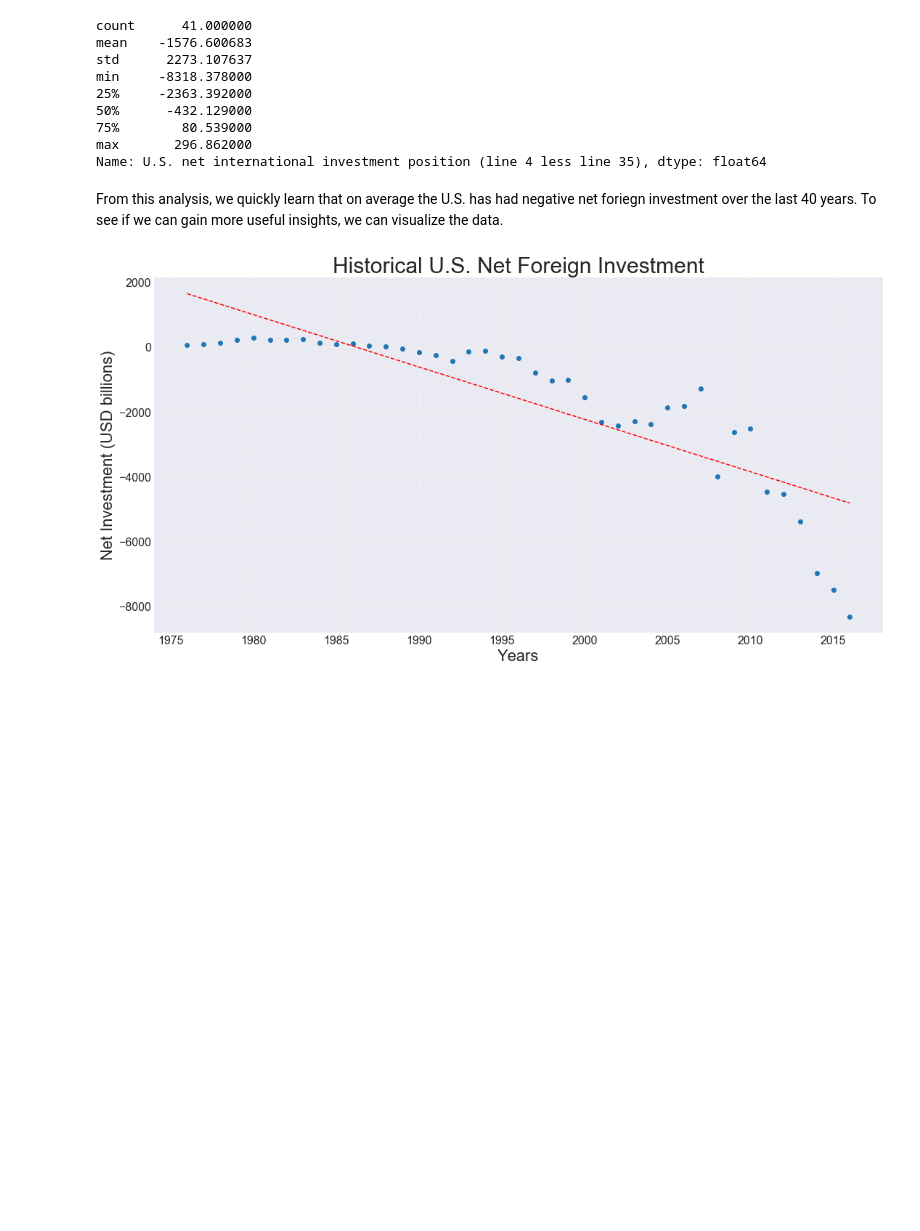
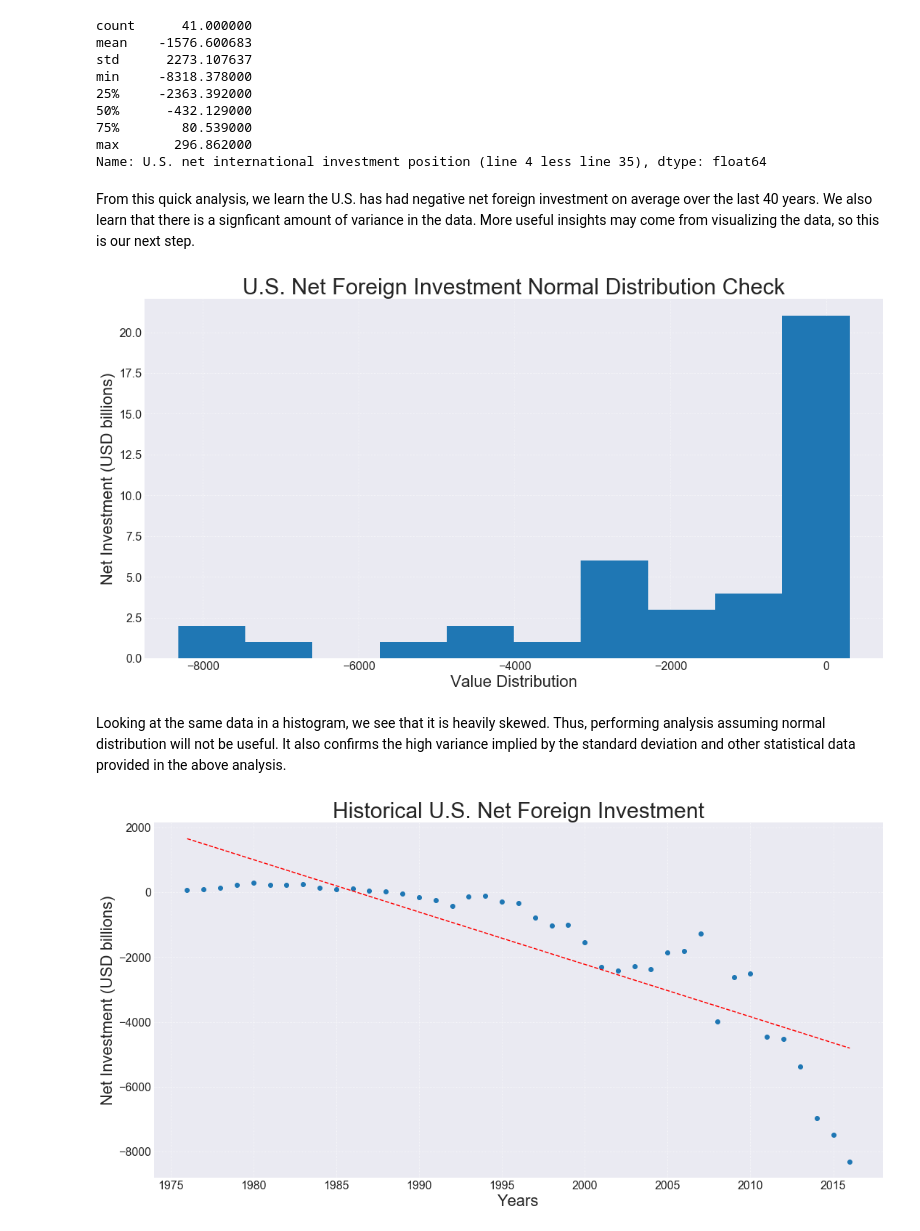
Before and after one commit to dataninja-python/Capstone, a Jupyter notebook: Capstone_AJ-Igherighe_Jan2018.ipynb, the cells around one changed output. Saved outputs shown, nothing was run; the diff lists cells and outputs as text; code cells hidden in the pictures; blank space fills up the shorter version.

```diff
--- a/Capstone_AJ-Igherighe_Jan2018.ipynb
+++ b/Capstone_AJ-Igherighe_Jan2018.ipynb
@@ -194,0 +222,8 @@ To save time, we see that we likely only need the US net international investmen
+# %%
+drop_column_number = 0
+remove_from_columns = '\xa0'
+column_type = int
+ind = 'Type of investment'
+period_frequency = 'A' # the dataset is for the end of each year
+data_clean = clean_data(data_start, drop_column_number, ind, remove_from_columns, column_type)
+data_clean.head(3)
@@ -301,5 +307,19 @@ min     -8318.378000
 max       296.862000
 Name: U.S. net international investment position (line 4 less line 35), dtype: float64
 # %% [markdown]
-From this analysis, we quickly learn that on average the U.S. has had negative net foriegn investment over the last 40 years.  To see if we can gain more useful insights, we can visualize the data.
+From this quick analysis, we learn the U.S. has had negative net foreign investment on average over the last 40 years.  We also learn that there is a signficant amount of variance in the data. More useful insights may come from visualizing the data, so this is our next step.
+# %%
+fig = plt.figure(figsize=(18, 9))
+plt.hist(series_net_investment.values)
+plt.title('U.S. Net Foreign Investment Normal Distribution Check').set_size(30)
+plt.xlabel('Value Distribution').set_size(22)
+plt.ylabel('Net Investment (USD billions)').set_size(22)
+plt.xticks(size=16)
+plt.yticks(size=16)
+plt.grid(linestyle='dotted')
+plt.show()
+# %% [output]
+[figure, added]
+# %% [markdown]
+Looking at the same data in a histogram, we see that it is heavily skewed.  Thus, performing analysis assuming normal distribution will not be useful.  It also confirms the high variance implied by the standard deviation and other statistical data provided in the above analysis.
 # %%
```
Also changed, not shown: parts of 33 cells of this notebook, 1 other file.
